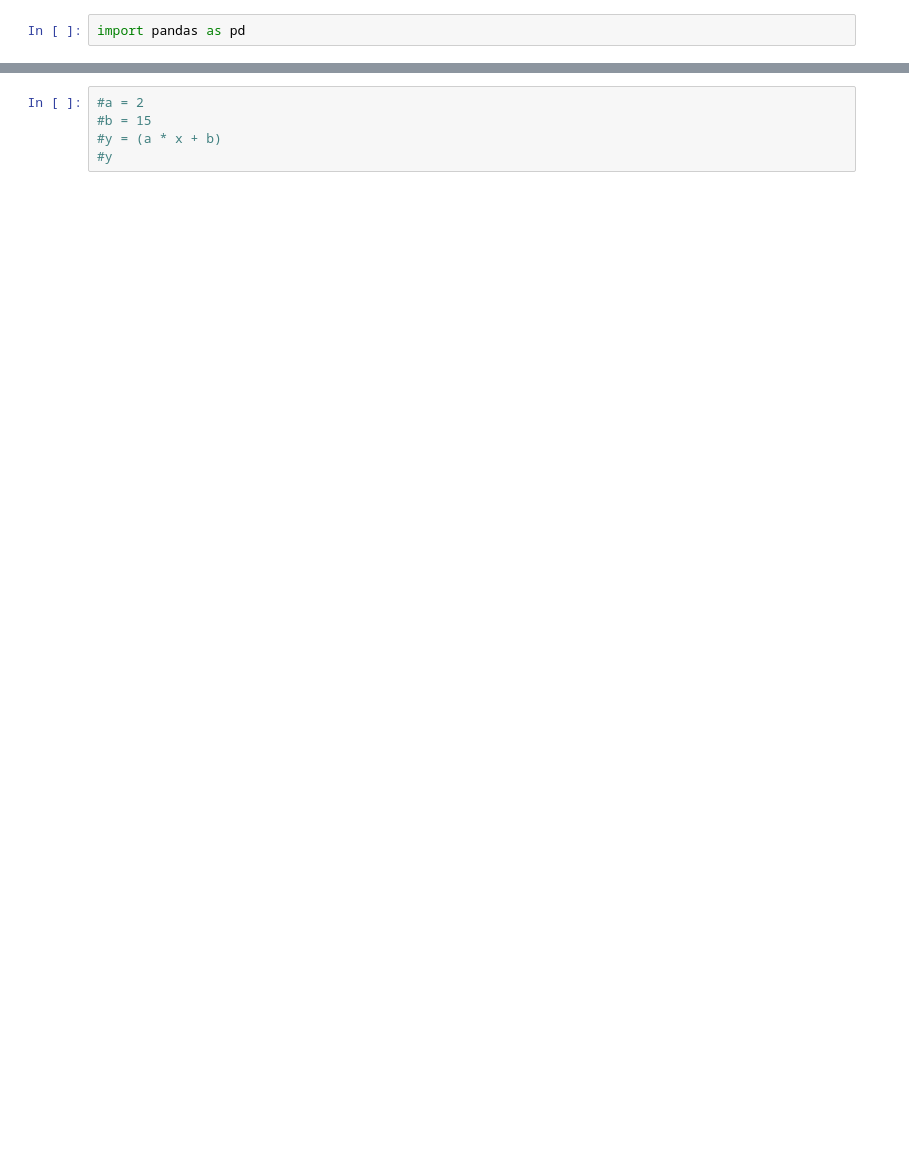
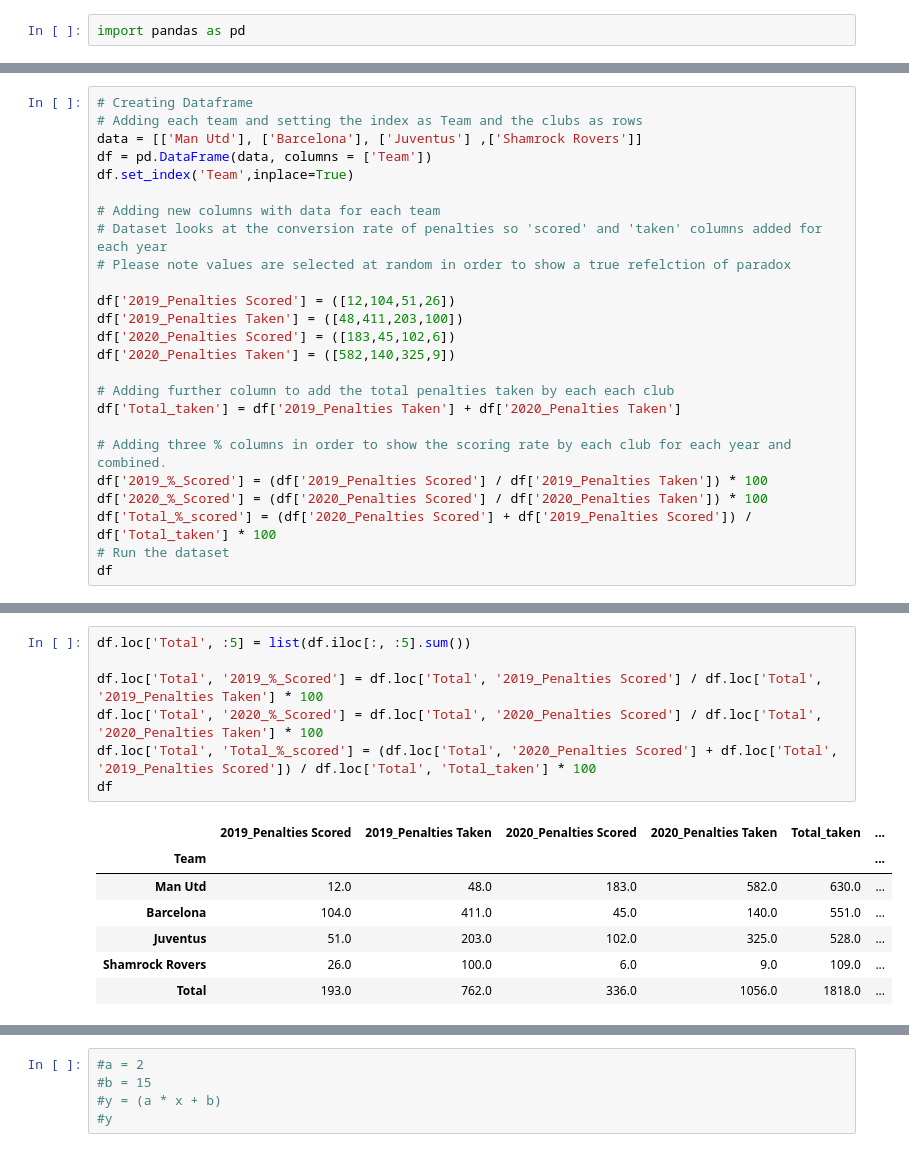
Before and after one commit to EibhinnLee/Tasks-Fundamentals-of-Data-Analysis, a Jupyter notebook: Fundamentals of Data Analysis - Tasks.ipynb, the cells around one changed output, grey strips where cells are left out. Cells and saved outputs as stored; diff of their text form; blank space fills up the shorter version.

```diff
--- a/Fundamentals of Data Analysis - Tasks.ipynb
+++ b/Fundamentals of Data Analysis - Tasks.ipynb
@@ -177,0 +183,25 @@ print(y)
+# %%
+# Creating Dataframe
+# Adding each team and setting the index as Team and the clubs as rows
+data = [['Man Utd'], ['Barcelona'], ['Juventus'] ,['Shamrock Rovers']]
+df = pd.DataFrame(data, columns = ['Team'])
+df.set_index('Team',inplace=True)
+
+# Adding new columns with data for each team
+# Dataset looks at the conversion rate of penalties so 'scored' and 'taken' columns added for each year
+# Please note values are selected at random in order to show a true refelction of paradox
+
+df['2019_Penalties Scored'] = ([12,104,51,26])
+df['2019_Penalties Taken'] = ([48,411,203,100])
+df['2020_Penalties Scored'] = ([183,45,102,6])
+df['2020_Penalties Taken'] = ([582,140,325,9])
+
+# Adding further column to add the total penalties taken by each each club
+df['Total_taken'] = df['2019_Penalties Taken'] + df['2020_Penalties Taken']
+
+# Adding three % columns in order to show the scoring rate by each club for each year and combined.
+df['2019_%_Scored'] = (df['2019_Penalties Scored'] / df['2019_Penalties Taken']) * 100
+df['2020_%_Scored'] = (df['2020_Penalties Scored'] / df['2020_Penalties Taken']) * 100
+df['Total_%_scored'] = (df['2020_Penalties Scored'] + df['2019_Penalties Scored']) / df['Total_taken'] * 100
+# Run the dataset
+df
@@ -177,0 +231,15 @@ print(y)
+# %%
+df.loc['Total', :5] = list(df.iloc[:, :5].sum())
+
+df.loc['Total', '2019_%_Scored'] = df.loc['Total', '2019_Penalties Scored'] / df.loc['Total', '2019_Penalties Taken'] * 100
+df.loc['Total', '2020_%_Scored'] = df.loc['Total', '2020_Penalties Scored'] / df.loc['Total', '2020_Penalties Taken'] * 100
+df.loc['Total', 'Total_%_scored'] = (df.loc['Total', '2020_Penalties Scored'] + df.loc['Total', '2019_Penalties Scored']) / df.loc['Total', 'Total_taken'] * 100
+df
+# %% [output]
+|  | 2019_Penalties Scored | 2019_Penalties Taken | 2020_Penalties Scored | 2020_Penalties Taken | Total_taken | ... |
+| Team |  |  |  |  |  | ... |
+| Man Utd | 12.0 | 48.0 | 183.0 | 582.0 | 630.0 | ... |
+| Barcelona | 104.0 | 411.0 | 45.0 | 140.0 | 551.0 | ... |
+| Juventus | 51.0 | 203.0 | 102.0 | 325.0 | 528.0 | ... |
+| Shamrock Rovers | 26.0 | 100.0 | 6.0 | 9.0 | 109.0 | ... |
+| Total | 193.0 | 762.0 | 336.0 | 1056.0 | 1818.0 | ... |
```
Also changed, not shown: parts of 24 cells of this notebook.
